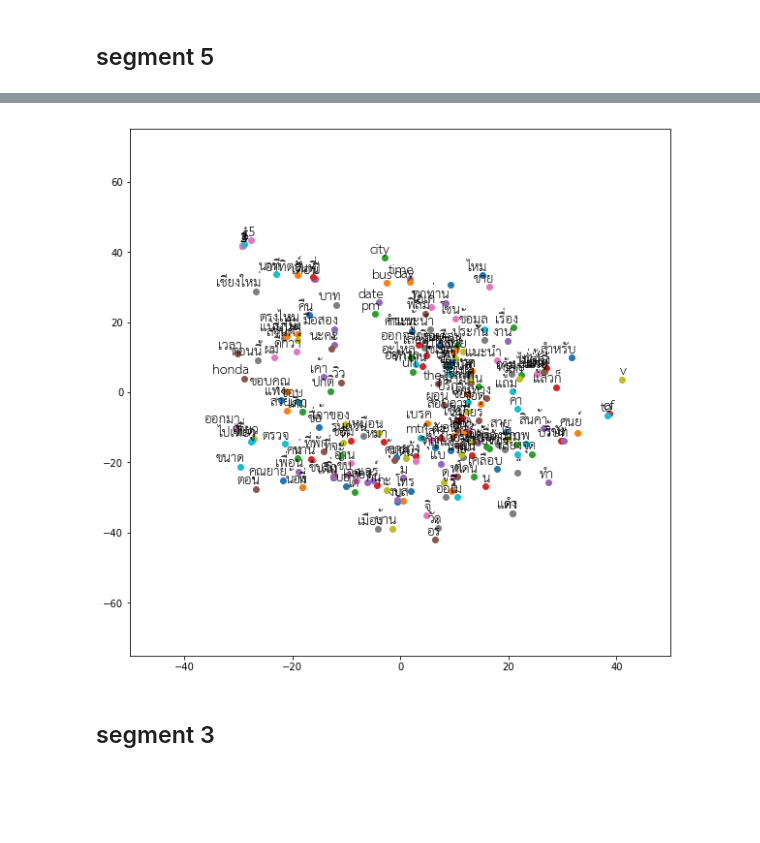
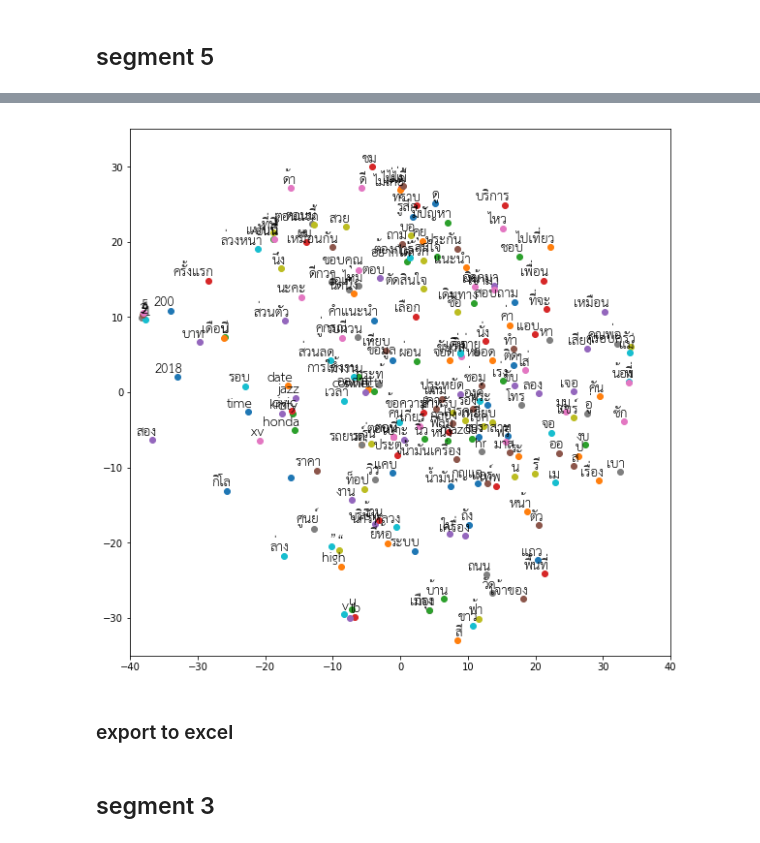
Before and after one commit to witchapong/ChaosTheoryProject, a Jupyter notebook: 4._Word_feature_pretrained_visualize_car.ipynb, the cells around one changed output, grey strips where cells are left out. Saved outputs shown, nothing was run; the diff lists cells and outputs as text; code cells hidden in the pictures; blank space fills up the shorter version.

```diff
--- a/4._Word_feature_pretrained_visualize_car.ipynb
+++ b/4._Word_feature_pretrained_visualize_car.ipynb
@@ -151,10 +169,10 @@ for i,tkn in enumerate(all_tkn):
 
 topn_idx = [idx for idx,_ in Counter(enc_segment_tkns).most_common(200)]
 labels = [itos[idx] for idx in topn_idx]
-
-plot_with_labels(comp_emb_mat[[tkn2emb_in[tkn] for tkn in topn_idx],:],labels,axis_lims=[-50,50,-75,75])
-# %% [output]
-[figure, removed]
 # %%
-sel_comp_emb_mat = comp_emb_mat[[tkn2emb_in[tkn] for tkn in topn_idx],:]
+plot_with_labels(comp_emb_mat[[tkn2emb_in[tkn] for tkn in topn_idx],:],labels,axis_lims=[-40,40,-35,35])
+# %% [output]
+[figure, added]
+# %% [markdown]
+### export to excel
 # %%
```
Also changed, not shown: parts of 10 cells of this notebook.
